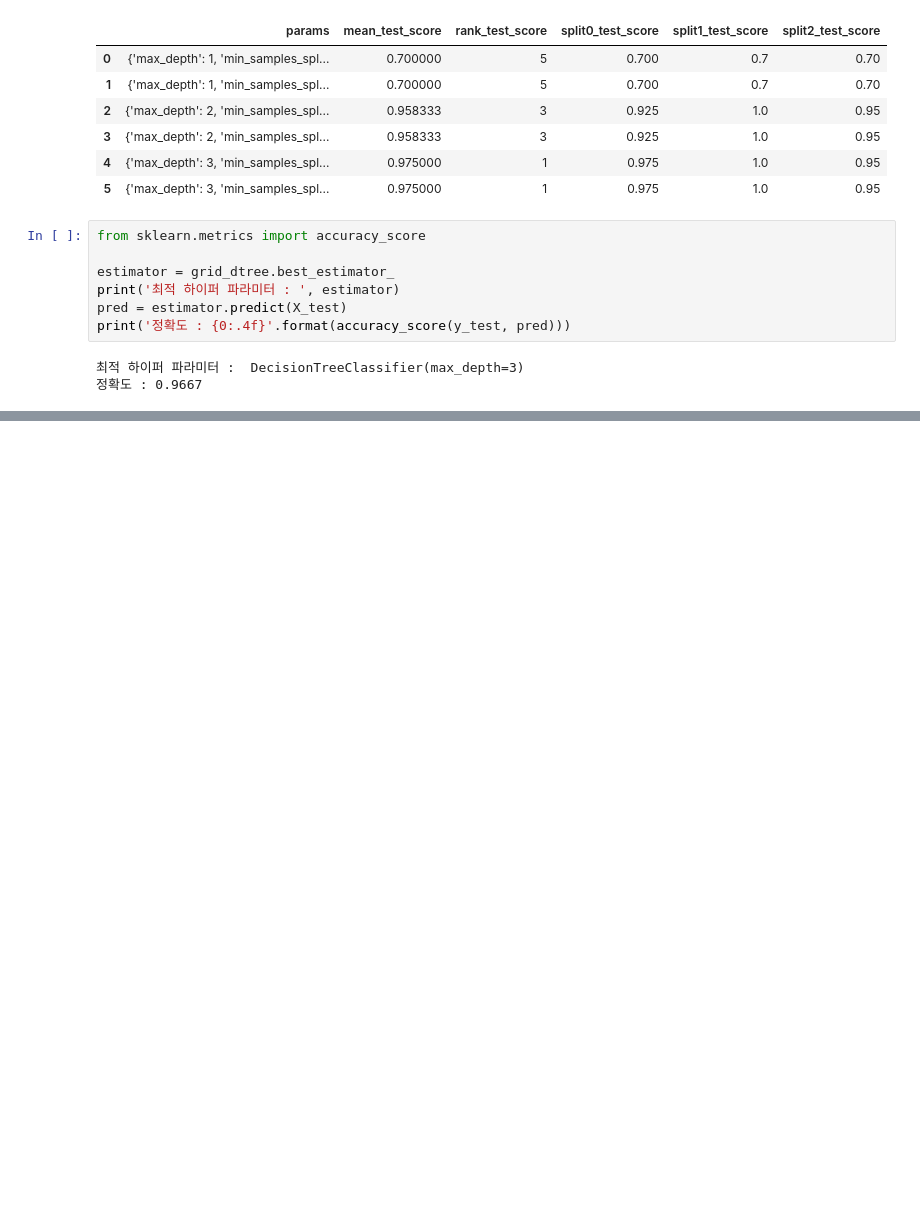
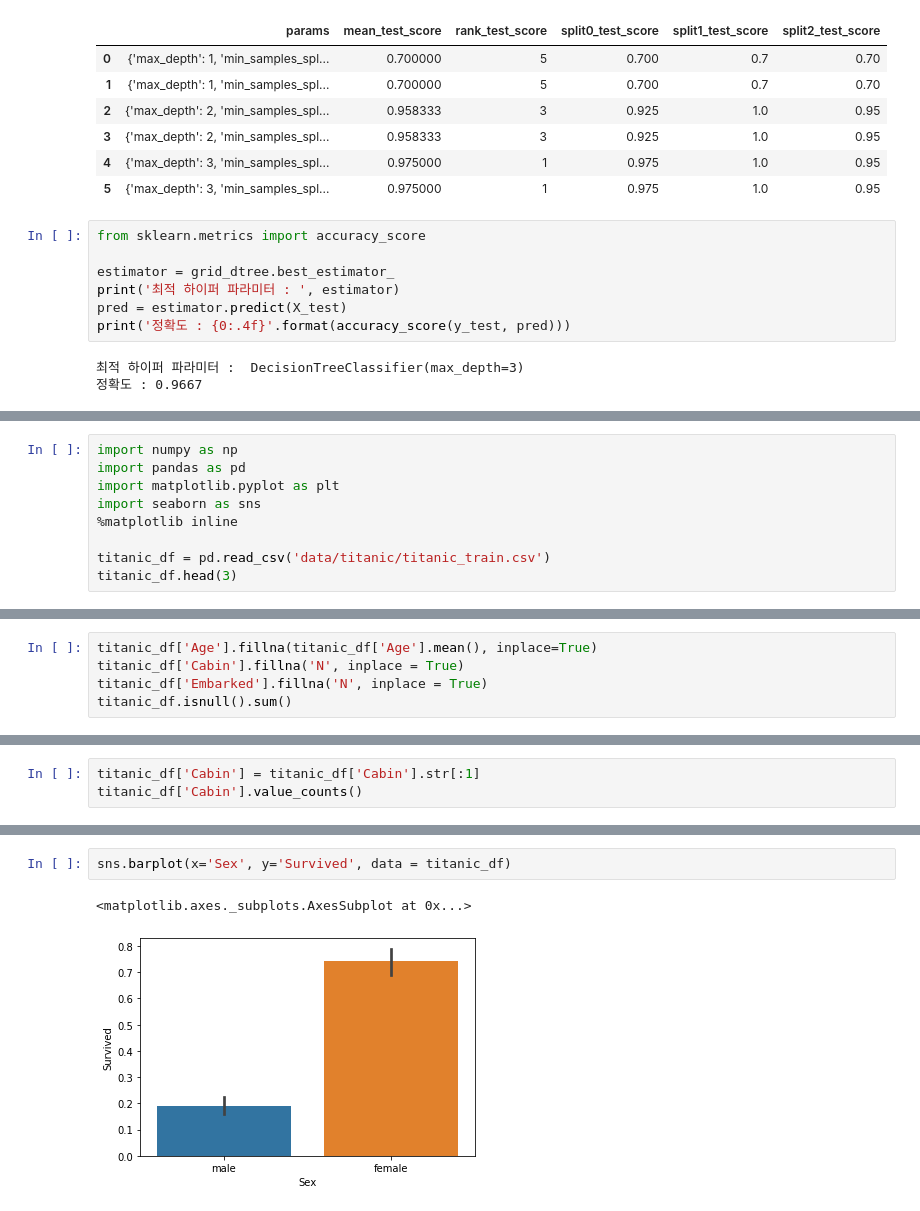
Before and after one commit to jihye0115/ML-by-python-with-ESAA, a Jupyter notebook: CH02_사이킷런으로 시작하는 머신러닝.ipynb, the cells around one changed output, grey strips where cells are left out. Cells and saved outputs as stored; diff of their text form; blank space fills up the shorter version.

```diff
--- a/CH02_사이킷런으로 시작하는 머신러닝.ipynb
+++ b/CH02_사이킷런으로 시작하는 머신러닝.ipynb
@@ -432,0 +616,9 @@ print('정확도 : {0:.4f}'.format(accuracy_score(y_test, pred)))
+# %%
+import numpy as np
+import pandas as pd
+import matplotlib.pyplot as plt
+import seaborn as sns
+%matplotlib inline
+
+titanic_df = pd.read_csv('data/titanic/titanic_train.csv')
+titanic_df.head(3)
@@ -432,0 +652,5 @@ print('정확도 : {0:.4f}'.format(accuracy_score(y_test, pred)))
+# %%
+titanic_df['Age'].fillna(titanic_df['Age'].mean(), inplace=True)
+titanic_df['Cabin'].fillna('N', inplace = True)
+titanic_df['Embarked'].fillna('N', inplace = True)
+titanic_df.isnull().sum()
@@ -432,0 +695,3 @@ print('정확도 : {0:.4f}'.format(accuracy_score(y_test, pred)))
+# %%
+titanic_df['Cabin'] = titanic_df['Cabin'].str[:1]
+titanic_df['Cabin'].value_counts()
@@ -432,0 +721,5 @@ print('정확도 : {0:.4f}'.format(accuracy_score(y_test, pred)))
+# %%
+sns.barplot(x='Sex', y='Survived', data = titanic_df)
+# %% [output]
+<matplotlib.axes._subplots.AxesSubplot at 0x...>
+[figure, added]
```
Also changed, not shown: parts of 40 cells of this notebook.
